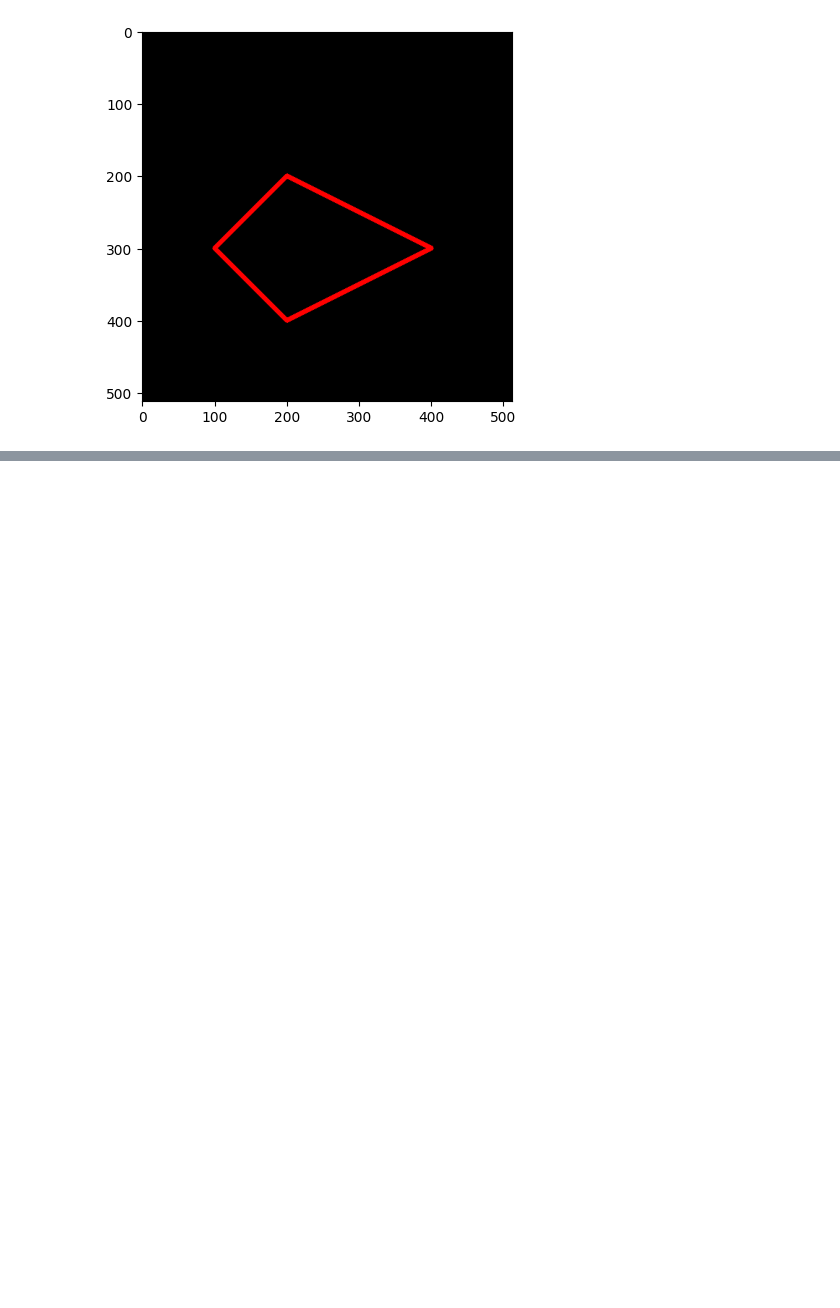
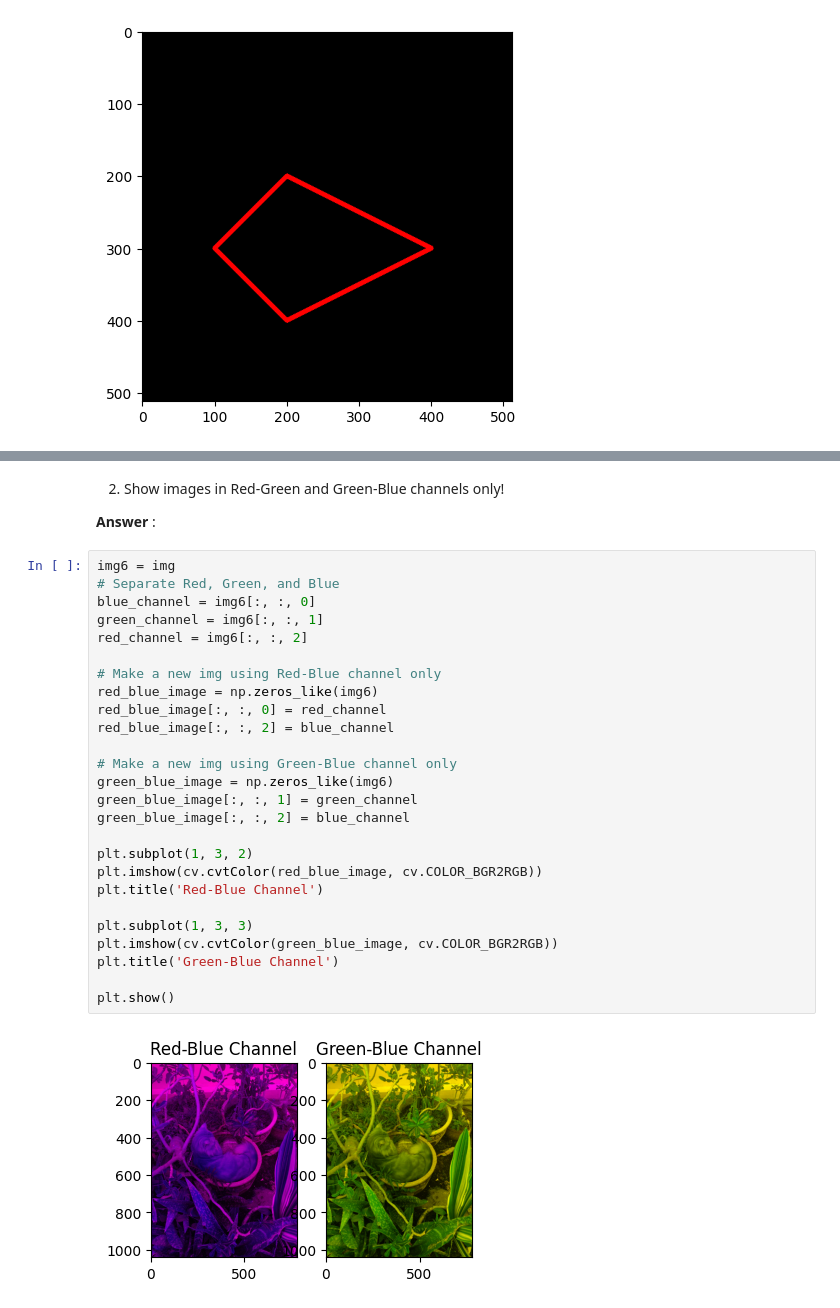
Before and after one commit to faradishaldina/Faradisha_PCVK, a Jupyter notebook: Week_2.ipynb, the cells around one changed output, grey strips where cells are left out. Cells and saved outputs as stored; diff of their text form; blank space fills up the shorter version.

```diff
--- a/Week_2.ipynb
+++ b/Week_2.ipynb
@@ -165,0 +185,32 @@ The line from skimage import io is used to import the io module from the scikit-
+# %% [markdown]
+  2. Show images in Red-Green and Green-Blue channels only!
+
+  **Answer** :
+# %%
+img6 = img
+# Separate Red, Green, and Blue
+blue_channel = img6[:, :, 0]
+green_channel = img6[:, :, 1]
+red_channel = img6[:, :, 2]
+
+# Make a new img using Red-Blue channel only
+red_blue_image = np.zeros_like(img6)
+red_blue_image[:, :, 0] = red_channel
+red_blue_image[:, :, 2] = blue_channel
+
+# Make a new img using Green-Blue channel only
+green_blue_image = np.zeros_like(img6)
+green_blue_image[:, :, 1] = green_channel
+green_blue_image[:, :, 2] = blue_channel
+
+plt.subplot(1, 3, 2)
+plt.imshow(cv.cvtColor(red_blue_image, cv.COLOR_BGR2RGB))
+plt.title('Red-Blue Channel')
+
+plt.subplot(1, 3, 3)
+plt.imshow(cv.cvtColor(green_blue_image, cv.COLOR_BGR2RGB))
+plt.title('Green-Blue Channel')
+
+plt.show()
+# %% [output]
+[figure, added]
```
Also changed, not shown: parts of 9 cells of this notebook.
